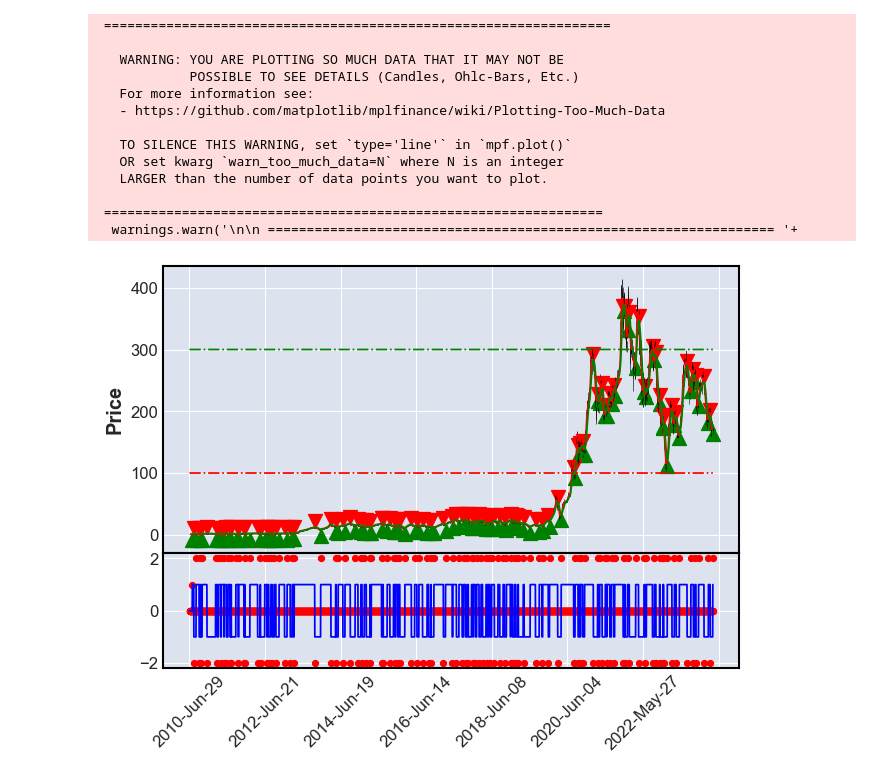
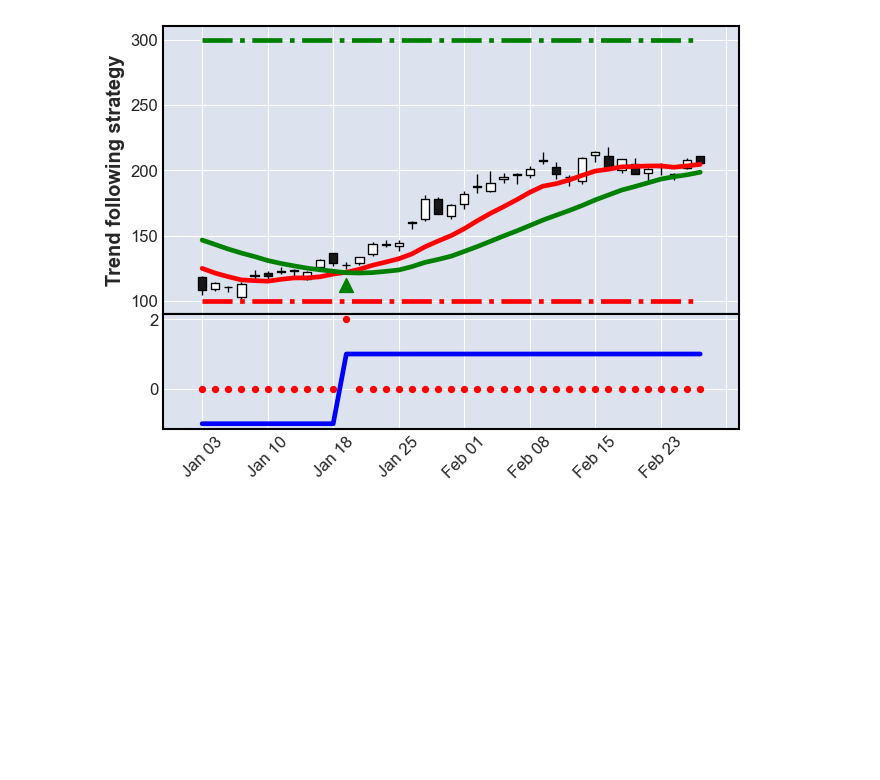
Before and after one commit to ArnasVaic/FI, a Jupyter notebook: lab3/main.ipynb, the cells around one changed output. Saved outputs shown, nothing was run; the diff lists cells and outputs as text; code cells hidden in the pictures; blank space fills up the shorter version.

```diff
--- a/lab3/main.ipynb
+++ b/lab3/main.ipynb
@@ -8,3 +10,6 @@ df = pd.DataFrame().ta.ticker("TSLA")
+# %%
+df = pd.read_csv('data.csv')
+df.index = pd.DatetimeIndex(df['Date'], tz='utc')
 # %%
 def sell(date, balance, asset_quantity, current_price, fee, df):
 
@@ -47,13 +52,13 @@ def initialize_marker_columns(df):
     df['sell_action'] = None
     df.loc[df['dsignal'] < 0, 'sell_action'] = df['sma-short']
 
-def initialize_stop_loss_take_profit_lines(df):
+def initialize_stop_loss_take_profit_lines(df, stop_loss, take_profit):
     df['stop_loss'] = stop_loss
     df['take_profit'] = take_profit
 
 def initialize_smas(df, short, long):
-    df['sma-short'] = df['Close'].rolling(window=short_window).mean()
-    df['sma-long'] = df['Close'].rolling(window=long_window).mean()
+    df['sma-short'] = df['Close'].rolling(window=short).mean()
+    df['sma-long'] = df['Close'].rolling(window=long).mean()
 
     df['signal'] = 0
     df.loc[df['sma-short'] > df['sma-long'], 'signal'] = 1
@@ -63,15 +68,17 @@ def initialize_smas(df, short, long):
 
 def run_trend_following_strategy(df, fee, short, long, stop_loss, take_profit, initial_investment, start_date, stop_date):
 
-    # not necessary, but helpful for visualization
-    initialize_stop_loss_take_profit_lines(df)
+
     initialize_smas(df, short, long)
-    initialize_marker_columns(df)
 
     # filter trading time frame to specified window
     # trading sim will happen from start_date to end_date
     df = df[df.index >= start_date]
-    df = df[df.index <= end_date]
+    df = df[df.index <= stop_date]
+
+    # not necessary, but helpful for visualization
+    initialize_stop_loss_take_profit_lines(df, stop_loss, take_profit)
+    initialize_marker_columns(df)
 
     df['dbalance'] = 0.0
     df['dfee'] = 0.0
@@ -111,11 +118,13 @@ def run_trend_following_strategy(df, fee, short, long, stop_loss, take_profit, i
     print(f'profit: {balance - initial_investment:.2f}')
     print(f'min price: {df['Close'].min():.2f}')
     print(f'max price: {df['Close'].max():.2f}')
+
+    return df
 # %%
 fee = 0.02
 short_window, long_window = 10, 20
 initial_investment = 1000
 stop_loss, take_profit = 100, 300
-start_date, end_date = '2023-01-01', '2023-12-31'
-run_trend_following_strategy(df, fee, short_window, long_window, stop_loss, take_profit, initial_investment, start_date, end_date)
+start_date, end_date = '2023-01-01', '2023-03-01'
+df = run_trend_following_strategy(df, fee, short_window, long_window, stop_loss, take_profit, initial_investment, start_date, end_date)
 # %% [output]
@@ -139,30 +196,17 @@ max price: 293.34
 # %%
 marker_offset = 10
 
 apds = [
     mpf.make_addplot(df['stop_loss'], color='r', linestyle='-.'),
     mpf.make_addplot(df['take_profit'], color='g', linestyle='-.'),
     mpf.make_addplot(df['buy_action'] - marker_offset, type='scatter', panel=0, secondary_y=False, markersize=100, marker='^', color = 'green'),
     mpf.make_addplot(df['sell_action'] + marker_offset, type='scatter', panel=0, secondary_y=False, markersize=100, marker='v', color = 'red'),
     mpf.make_addplot(df['dsignal'], type='scatter', panel=1, color='r', secondary_y=False),
-    mpf.make_addplot(df['sma-short'], panel=0, color='r', secondary_y=False),
-    mpf.make_addplot(df['sma-long'], panel=0, color='g', secondary_y=False),
+    mpf.make_addplot(df['sma-short'], panel=0, color='r', secondary_y=False, ylabel='long'),
+    mpf.make_addplot(df['sma-long'], panel=0, color='g', secondary_y=False, ylabel='short'),
     mpf.make_addplot(df['signal'], panel=1, color='b', secondary_y=False)
 ]
 
-mpf.plot(df, type='candle', addplot=apds, volume=False)
+mpf.plot(df, type='candle', addplot=apds, volume=False, ylabel='Trend following strategy')
 # %% [output]
- =================================================================
-
-   WARNING: YOU ARE PLOTTING SO MUCH DATA THAT IT MAY NOT BE
-            POSSIBLE TO SEE DETAILS (Candles, Ohlc-Bars, Etc.)
-   For more information see:
-   - https://github.com/matplotlib/mplfinance/wiki/Plotting-Too-Much-Data
-
-   TO SILENCE THIS WARNING, set `type='line'` in `mpf.plot()`
-   OR set kwarg `warn_too_much_data=N` where N is an integer
-   LARGER than the number of data points you want to plot.
-
- ================================================================
-  warnings.warn('\n\n ================================================================= '+
-[figure, old version]
+[figure, new version]
```
Also changed, not shown: parts of 4 cells of this notebook.
